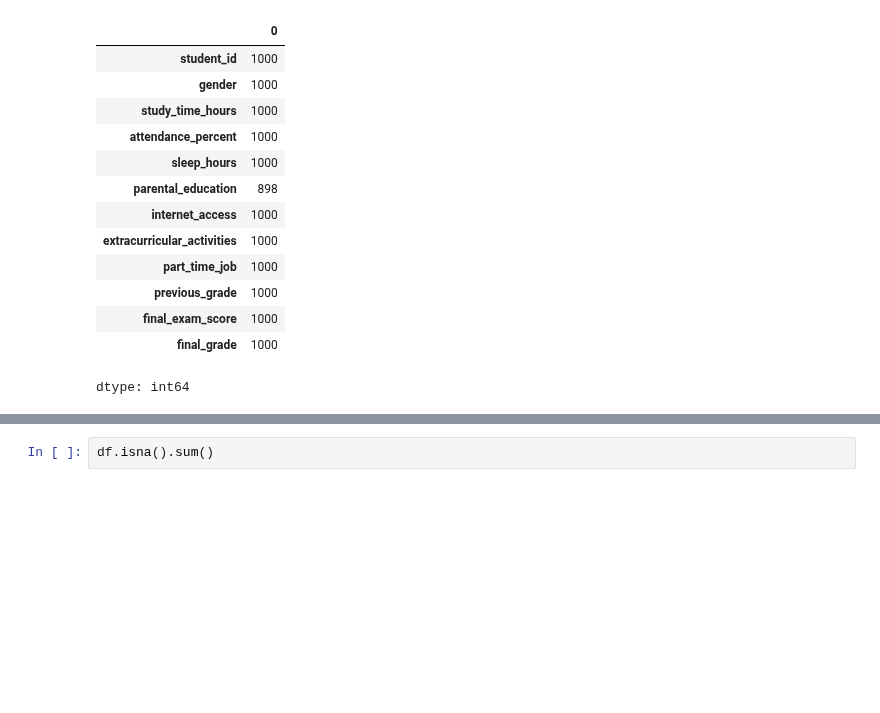
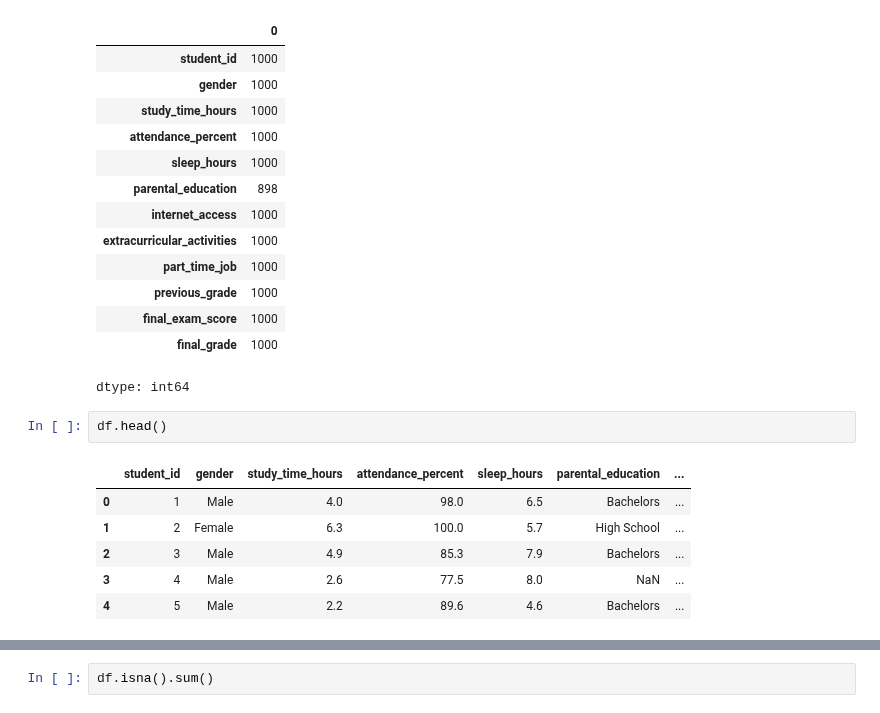
Before and after one commit to Shanmugaa2007/StudentGradePredictModel, a Jupyter notebook: StudentGradePredictModel.ipynb, the cells around one changed output, grey strips where cells are left out. Drawn from its saved outputs; the diff is of its cells as text; blank space fills up the shorter version.

```diff
--- a/StudentGradePredictModel.ipynb
+++ b/StudentGradePredictModel.ipynb
@@ -37,3 +37,12 @@ df.count()
 | final_exam_score | 1000 |
 | final_grade | 1000 |
 dtype: int64
+# %%
+df.head()
+# %% [output]
+|  | student_id | gender | study_time_hours | attendance_percent | sleep_hours | parental_education | ... |
+| 0 | 1 | Male | 4.0 | 98.0 | 6.5 | Bachelors | ... |
+| 1 | 2 | Female | 6.3 | 100.0 | 5.7 | High School | ... |
+| 2 | 3 | Male | 4.9 | 85.3 | 7.9 | Bachelors | ... |
+| 3 | 4 | Male | 2.6 | 77.5 | 8.0 | NaN | ... |
+| 4 | 5 | Male | 2.2 | 89.6 | 4.6 | Bachelors | ... |
```
Also changed, not shown: parts of 15 cells of this notebook.
